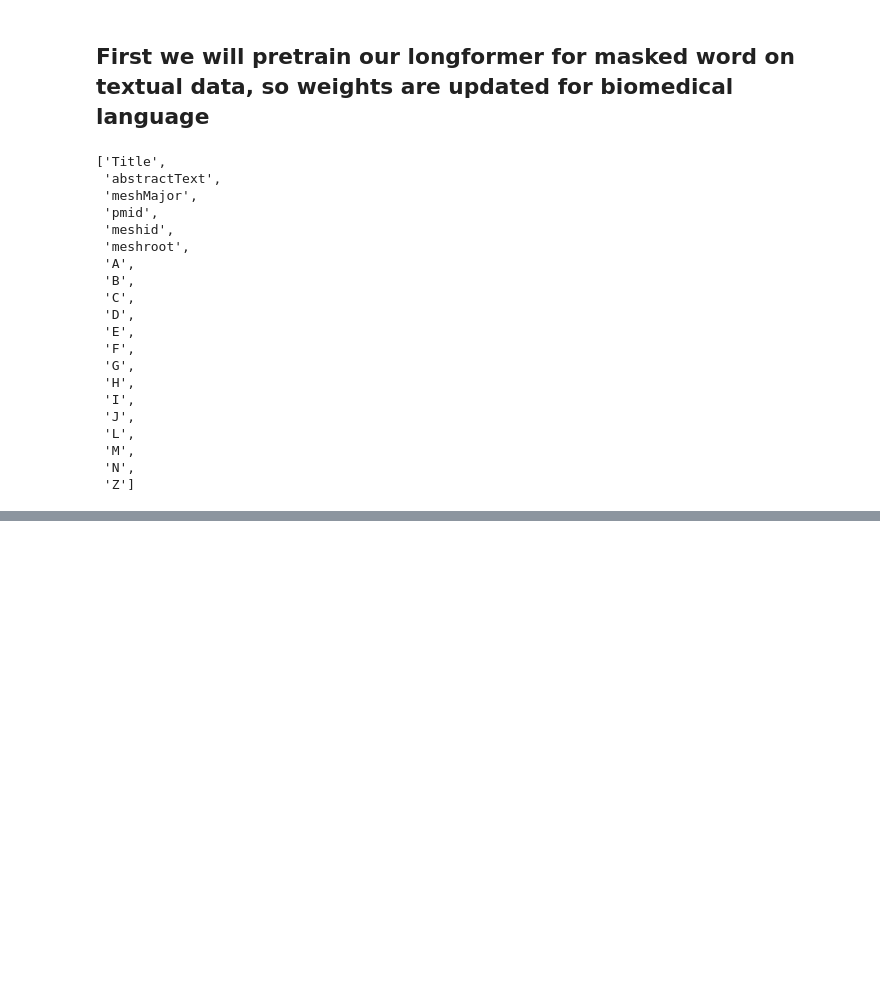
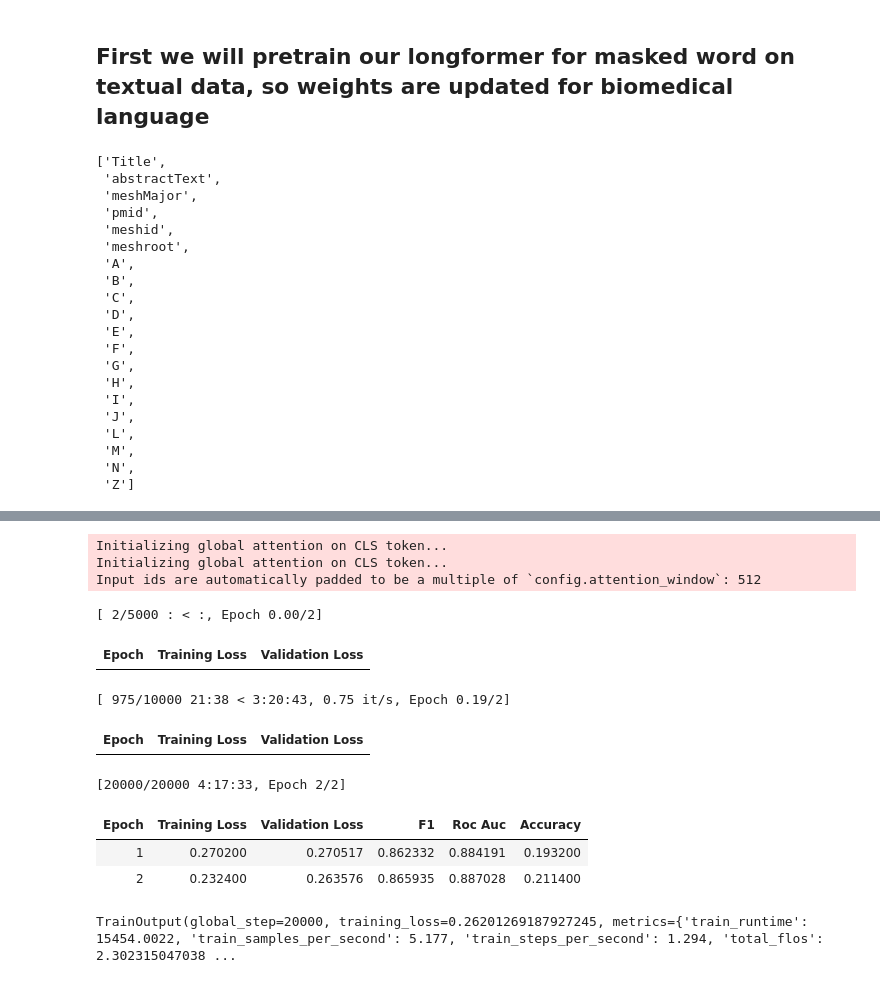
Before and after one commit to skshmjn/Bert, a Jupyter notebook: long-former-fine-tuning-multi-label-classification.ipynb, the cells around one changed output, grey strips where cells are left out. Cells and saved outputs as stored; diff of their text form; code cells hidden in the pictures; blank space fills up the shorter version.

Commit message:
Long Former Fine Tuning Multi label classification | pretrained and finetuned

```diff
--- a/long-former-fine-tuning-multi-label-classification.ipynb
+++ b/long-former-fine-tuning-multi-label-classification.ipynb
@@ -76,0 +193,6 @@ training_args = TrainingArguments(
+# %%
+train_split, temp_split = tokenized_dataset["train"].train_test_split(test_size=0.2, seed=42).values()
+# %%
+validation_split, test_split = temp_split.train_test_split(
+    test_size=0.5, seed=42
+).values()
@@ -76,0 +223,43 @@ training_args = TrainingArguments(
+# %%
+metric_name = "f1"
+data_collator = DataCollatorWithPadding(tokenizer)
+args = TrainingArguments(
+    f"longformer-finetuned-multi-class-sentiment-analysis",
+    eval_strategy = "epoch",
+    report_to="none",
+    save_strategy = "epoch",
+    learning_rate=2e-5,
+    auto_find_batch_size="True",
+    # per_device_train_batch_size=2,
+    # per_device_eval_batch_size=2,
+    num_train_epochs=2,
+    weight_decay=0.01,
+    load_best_model_at_end=True,
+    metric_for_best_model=metric_name,
+    #push_to_hub=True,
+)
+# %%
+trainer = Trainer(
+    model,
+    args,
+    train_dataset=train_split,
+    eval_dataset=validation_split,
+    tokenizer=tokenizer,
+    data_collator=data_collator,
+    compute_metrics=multi_label_metrics
+)
+# %%
+trainer.train()
+# %% [output]
+Initializing global attention on CLS token...
+Initializing global attention on CLS token...
+Input ids are automatically padded to be a multiple of `config.attention_window`: 512
+[ 2/5000 : < :, Epoch 0.00/2]
+| Epoch | Training Loss | Validation Loss |
+[ 975/10000 21:38 < 3:20:43, 0.75 it/s, Epoch 0.19/2]
+| Epoch | Training Loss | Validation Loss |
+[20000/20000 4:17:33, Epoch 2/2]
+| Epoch | Training Loss | Validation Loss | F1 | Roc Auc | Accuracy |
+| 1 | 0.270200 | 0.270517 | 0.862332 | 0.884191 | 0.193200 |
+| 2 | 0.232400 | 0.263576 | 0.865935 | 0.887028 | 0.211400 |
+TrainOutput(global_step=20000, training_loss=0.26201269187927245, metrics={'train_runtime': 15454.0022, 'train_samples_per_second': 5.177, 'train_steps_per_second': 1.294, 'total_flos': 2.302315047038 ...
```
Also changed, not shown: parts of 22 cells of this notebook.
